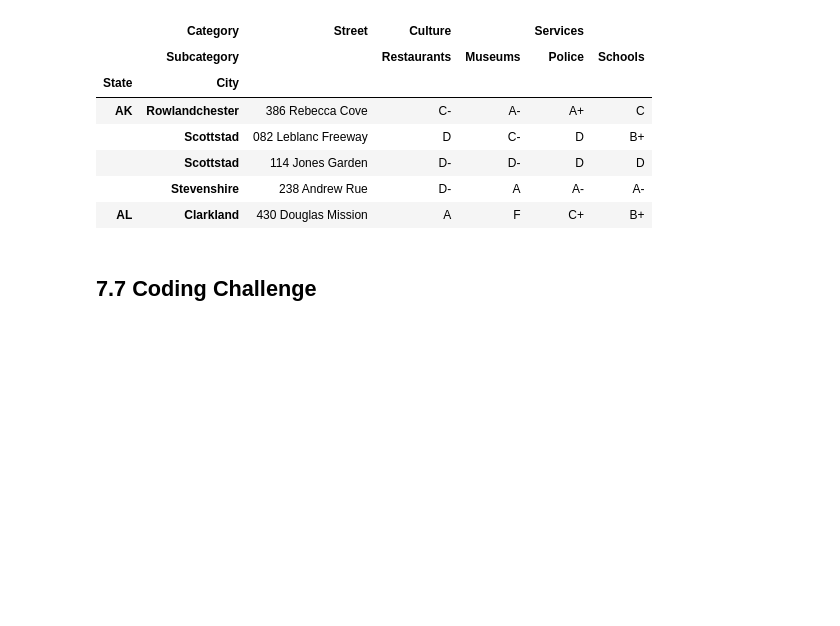
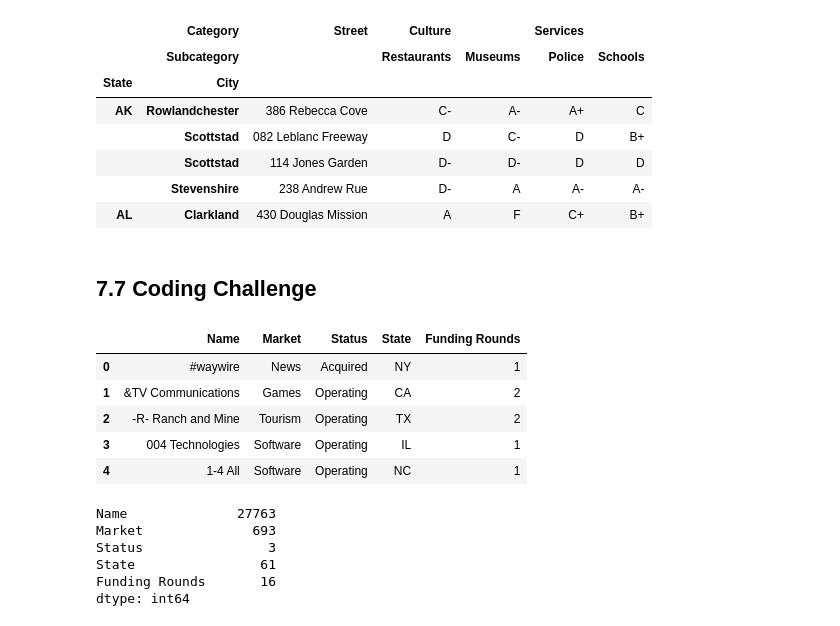
Before and after one commit to rickhall2000/ongoing-learning, a Jupyter notebook: pandas_in_action/ch_7_MultiIndex_DataFrames.ipynb, the cells around one changed output. Drawn from its saved outputs; the diff is of its cells as text; code cells hidden in the pictures; blank space fills up the shorter version.

```diff
--- a/pandas_in_action/ch_7_MultiIndex_DataFrames.ipynb
+++ b/pandas_in_action/ch_7_MultiIndex_DataFrames.ipynb
@@ -734,3 +734,22 @@ neighborhoods.set_index(keys=["State", "City"]).head()
 | AL | Clarkland | 430 Douglas Mission | A | F | C+ | B+ |
 # %% [markdown]
 ## 7.7 Coding Challenge
+# %%
+investments = pd.read_csv("investments.csv")
+investments.head()
+# %% [output]
+|  | Name | Market | Status | State | Funding Rounds |
+| 0 | #waywire | News | Acquired | NY | 1 |
+| 1 | &TV Communications | Games | Operating | CA | 2 |
+| 2 | -R- Ranch and Mine | Tourism | Operating | TX | 2 |
+| 3 | 004 Technologies | Software | Operating | IL | 1 |
+| 4 | 1-4 All | Software | Operating | NC | 1 |
+# %%
+investments.nunique()
+# %% [output]
+Name              27763
+Market              693
+Status                3
+State                61
+Funding Rounds       16
+dtype: int64
```
Also changed, not shown: parts of 8 cells of this notebook.
